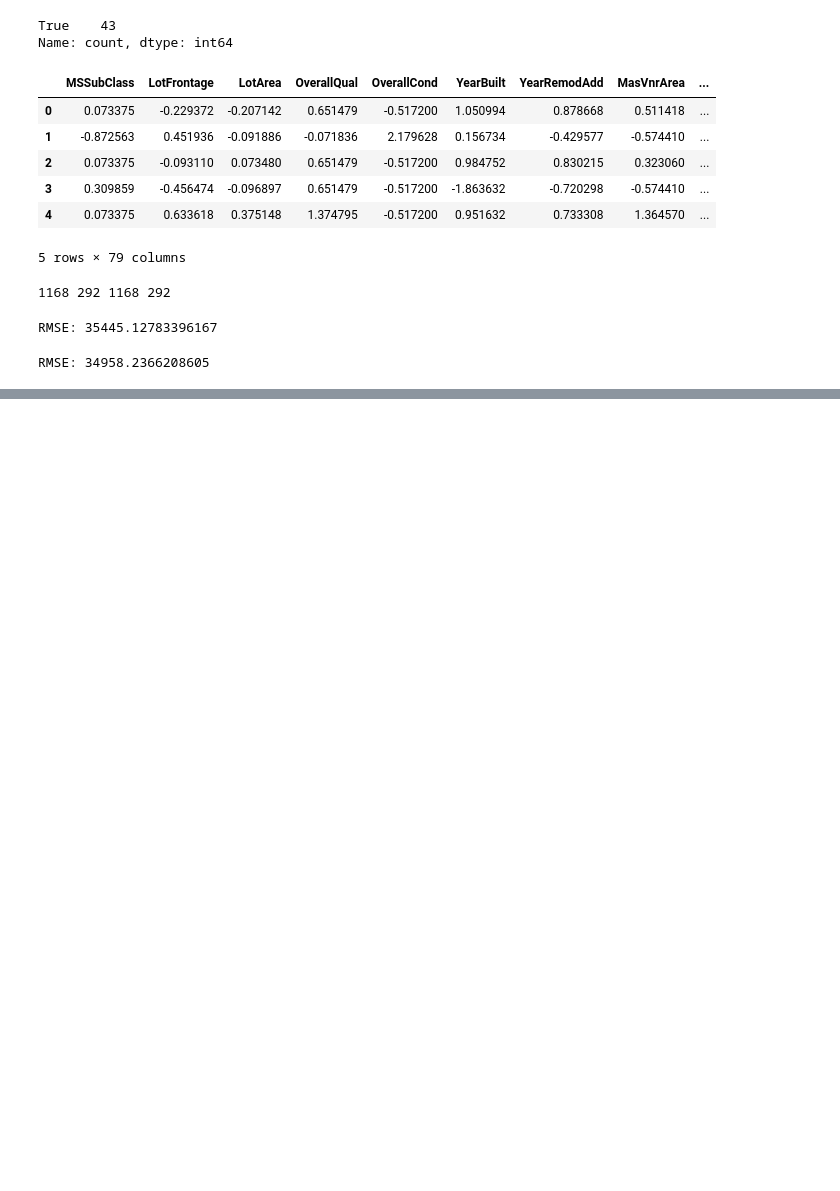
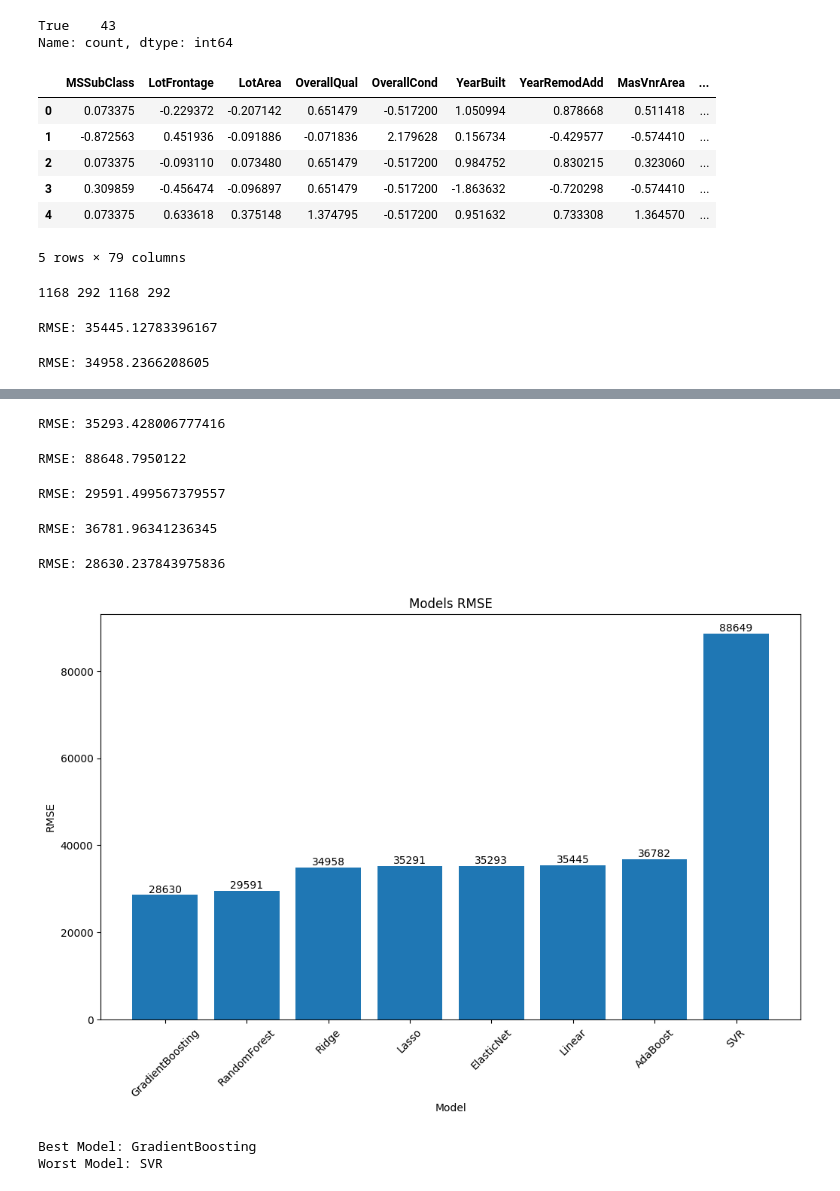
Before and after one commit to GonmasPT/House-Prices, a Jupyter notebook: HousePricePredictionNB.ipynb, the cells around one changed output, grey strips where cells are left out. Drawn from its saved outputs; the diff is of its cells as text; code cells hidden in the pictures; blank space fills up the shorter version.

```diff
--- a/HousePricePredictionNB.ipynb
+++ b/HousePricePredictionNB.ipynb
@@ -220,0 +233,67 @@ RMSE: 34958.2366208605
+# %%
+# Experiment with ElasticNet
+model = ElasticNet()
+model.fit(X_train, y_train)
+preds = model.predict(X_test)
+print("RMSE:", np.sqrt(mean_squared_error(y_test, preds)))
+models_rmse['ElasticNet'] = np.sqrt(mean_squared_error(y_test, preds))
+# %% [output]
+RMSE: 35293.428006777416
+# %%
+# Experiment with SVR
+model = SVR()
+model.fit(X_train, y_train)
+preds = model.predict(X_test)
+print("RMSE:", np.sqrt(mean_squared_error(y_test, preds)))
+models_rmse['SVR'] = np.sqrt(mean_squared_error(y_test, preds))
+# %% [output]
+RMSE: 88648.7950122
+# %%
+# Experiment with Random Forest
+model = RandomForestRegressor()
+model.fit(X_train, y_train)
+preds = model.predict(X_test)
+print("RMSE:", np.sqrt(mean_squared_error(y_test, preds)))
+models_rmse['RandomForest'] = np.sqrt(mean_squared_error(y_test, preds))
+# %% [output]
+RMSE: 29591.499567379557
+# %%
+# Experiment with Ada Boosting
+model = AdaBoostRegressor()
+model.fit(X_train, y_train)
+preds = model.predict(X_test)
+print("RMSE:", np.sqrt(mean_squared_error(y_test, preds)))
+models_rmse['AdaBoost'] = np.sqrt(mean_squared_error(y_test, preds))
+# %% [output]
+RMSE: 36781.96341236345
+# %%
+# Experiment with Gradient Boosting
+model = GradientBoostingRegressor()
+model.fit(X_train, y_train)
+preds = model.predict(X_test)
+print("RMSE:", np.sqrt(mean_squared_error(y_test, preds)))
+models_rmse['GradientBoosting'] = np.sqrt(mean_squared_error(y_test, preds))
+# %% [output]
+RMSE: 28630.237843975836
+# %%
+# Show experiments results
+results = pd.DataFrame(models_rmse.items(), columns=["Model", "RMSE"]).sort_values("RMSE", ascending=True)
+plt.figure(figsize=(12, 7))
+bars = plt.bar(results["Model"], results["RMSE"])
+for bar in bars:
+    yval = bar.get_height()
+    plt.text(bar.get_x() + bar.get_width() / 2, yval + 0.5, round(yval), ha='center', va='bottom')
+plt.title("Models RMSE")
+plt.xlabel("Model")
+plt.ylabel("RMSE")
+plt.xticks(rotation=45)
+plt.show()
+# %% [output]
+[figure, added]
+# %%
+# Print the best and worst model
+print("Best Model:", results["Model"].iloc[0])
+print("Worst Model:", results["Model"].iloc[-1])
+# %% [output]
+Best Model: GradientBoosting
+Worst Model: SVR
```
Also changed, not shown: parts of 5 cells of this notebook.
